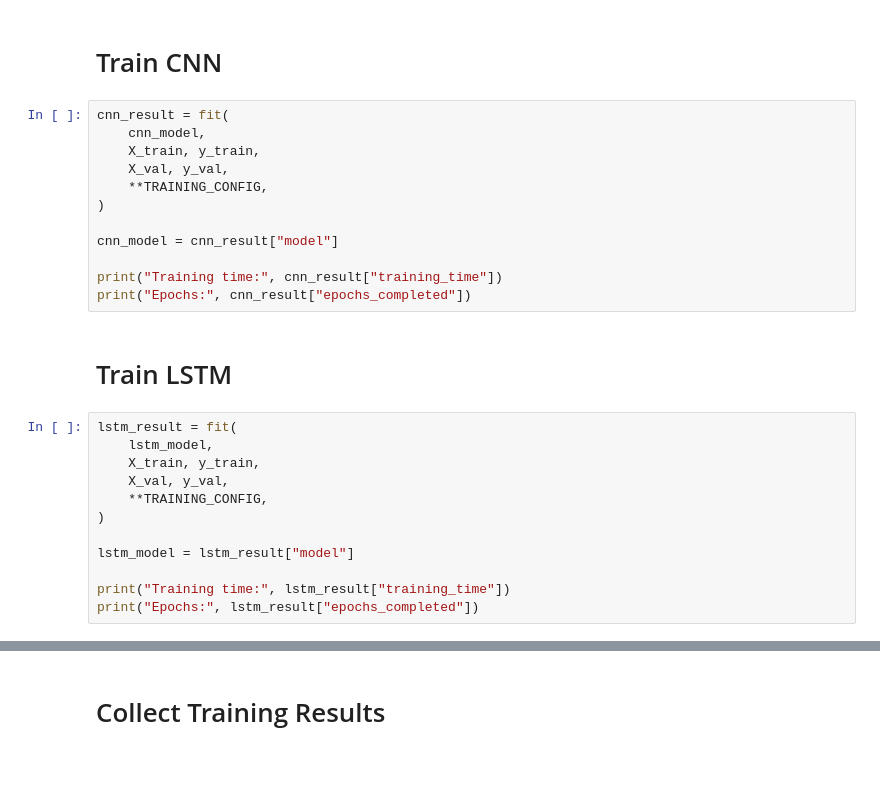
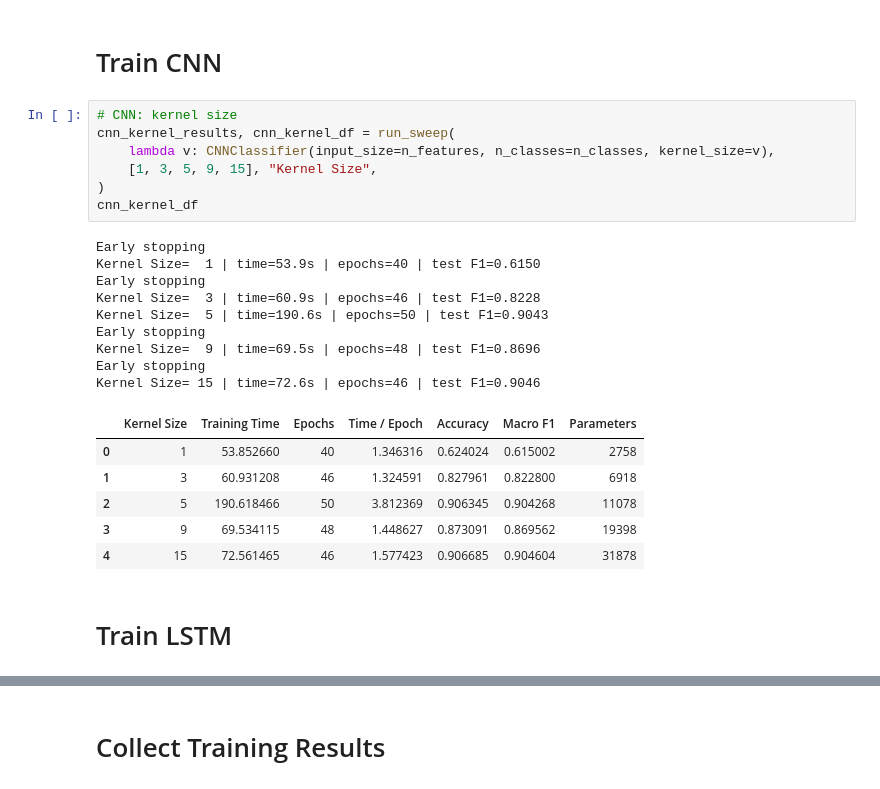
Before and after one commit to joel-mendes/DLFBT-LAB, a Jupyter notebook: Final_project/explorations.ipynb, the cells around one changed output, grey strips where cells are left out. Cells and saved outputs as stored; diff of their text form.

```diff
--- a/Final_project/explorations.ipynb
+++ b/Final_project/explorations.ipynb
@@ -431,28 +494,27 @@ print("Epochs:", rnn_result["epochs_completed"])
 # %% [markdown]
 # Train CNN
-# %%
-cnn_result = fit(
-    cnn_model,
-    X_train, y_train,
-    X_val, y_val,
-    **TRAINING_CONFIG,
-)
-
-cnn_model = cnn_result["model"]
-
-print("Training time:", cnn_result["training_time"])
-print("Epochs:", cnn_result["epochs_completed"])
+# %%
+# CNN: kernel size
+cnn_kernel_results, cnn_kernel_df = run_sweep(
+    lambda v: CNNClassifier(input_size=n_features, n_classes=n_classes, kernel_size=v),
+    [1, 3, 5, 9, 15], "Kernel Size",
+)
+cnn_kernel_df
+# %% [output]
+Early stopping
+Kernel Size=  1 | time=53.9s | epochs=40 | test F1=0.6150
+Early stopping
+Kernel Size=  3 | time=60.9s | epochs=46 | test F1=0.8228
+Kernel Size=  5 | time=190.6s | epochs=50 | test F1=0.9043
+Early stopping
+Kernel Size=  9 | time=69.5s | epochs=48 | test F1=0.8696
+Early stopping
+Kernel Size= 15 | time=72.6s | epochs=46 | test F1=0.9046
+|  | Kernel Size | Training Time | Epochs | Time / Epoch | Accuracy | Macro F1 | Parameters |
+| 0 | 1 | 53.852660 | 40 | 1.346316 | 0.624024 | 0.615002 | 2758 |
+| 1 | 3 | 60.931208 | 46 | 1.324591 | 0.827961 | 0.822800 | 6918 |
+| 2 | 5 | 190.618466 | 50 | 3.812369 | 0.906345 | 0.904268 | 11078 |
+| 3 | 9 | 69.534115 | 48 | 1.448627 | 0.873091 | 0.869562 | 19398 |
+| 4 | 15 | 72.561465 | 46 | 1.577423 | 0.906685 | 0.904604 | 31878 |
 # %% [markdown]
 # Train LSTM
-# %%
-lstm_result = fit(
-    lstm_model,
-    X_train, y_train,
-    X_val, y_val,
-    **TRAINING_CONFIG,
-)
-
-lstm_model = lstm_result["model"]
-
-print("Training time:", lstm_result["training_time"])
-print("Epochs:", lstm_result["epochs_completed"])
```
Also changed, not shown: parts of 50 cells of this notebook, 9 other files.
